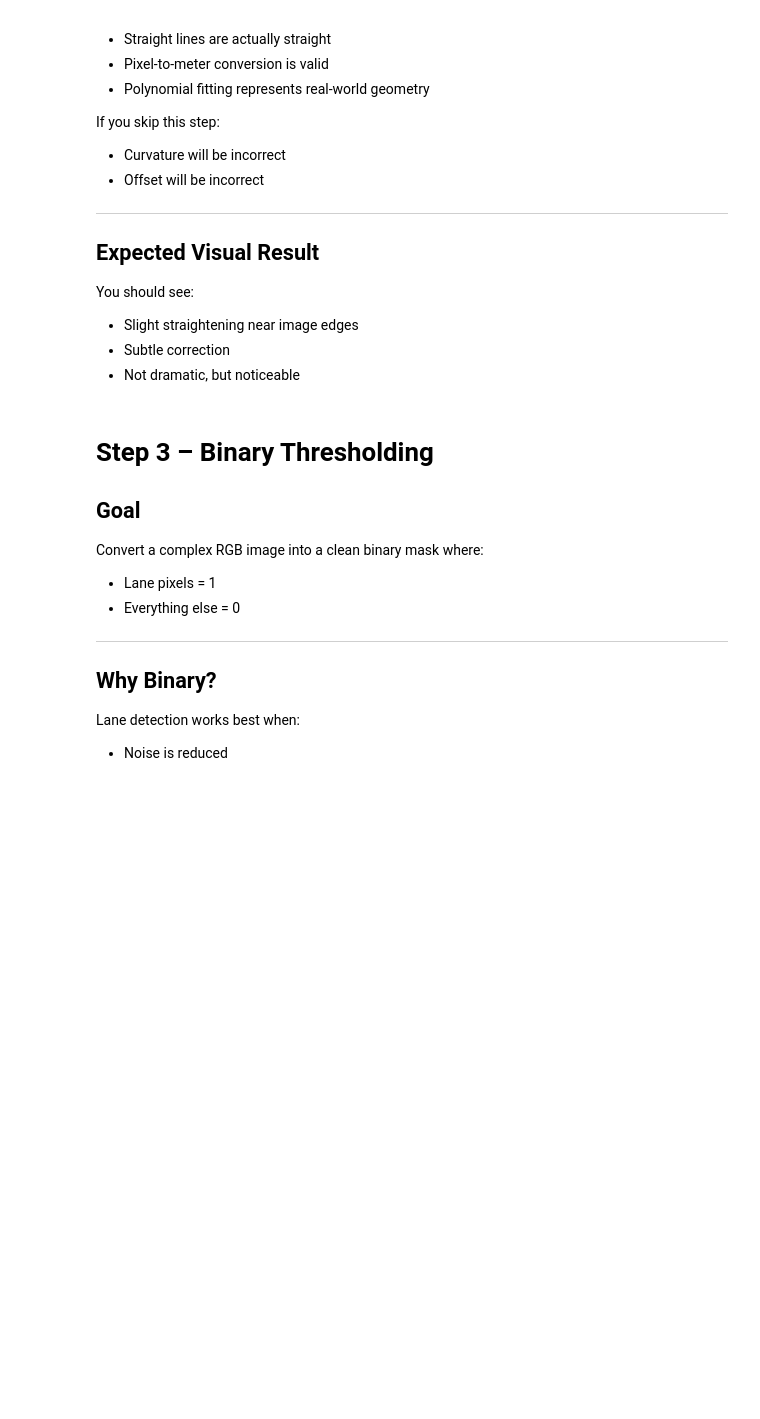
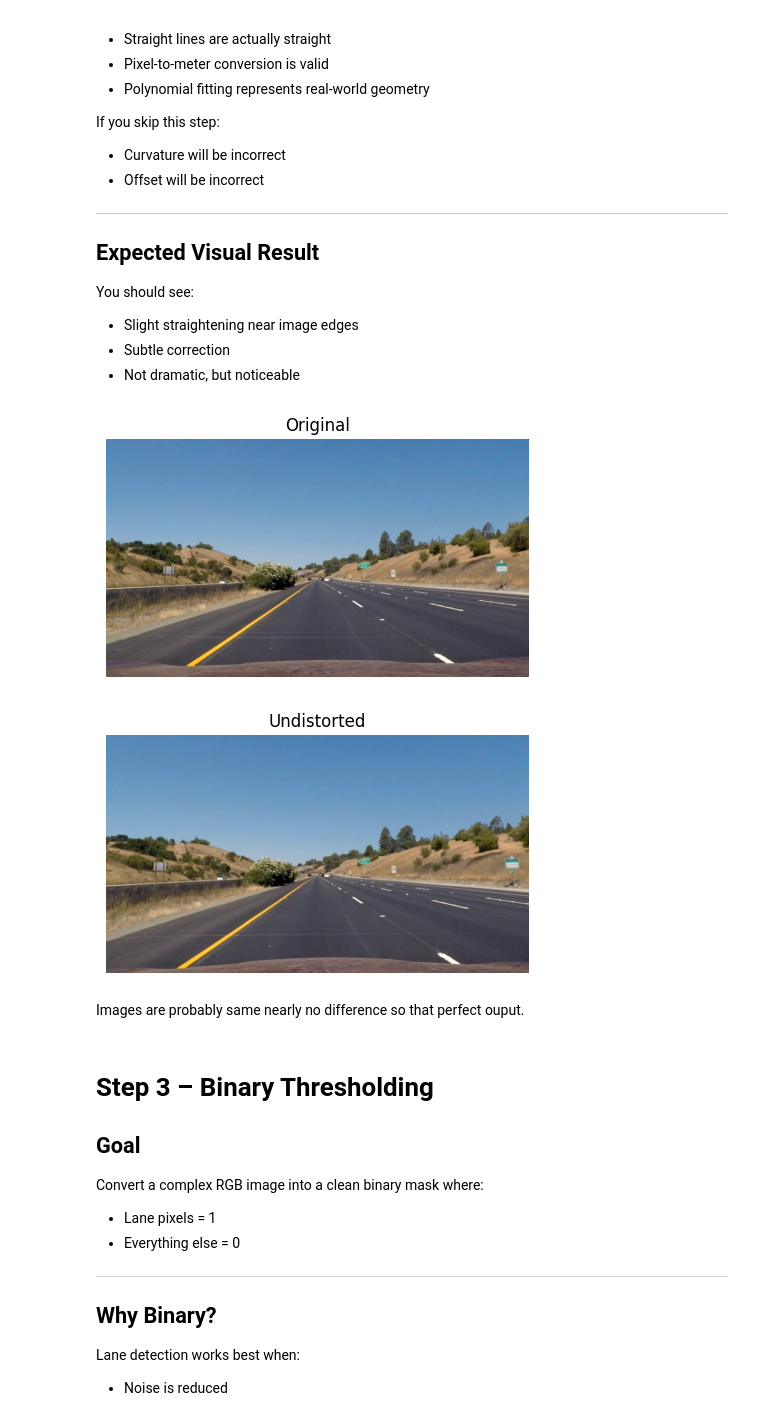
Before and after one commit to RMHamzaArif89/Week-5-Task_AI_Robotics_25280103, a Jupyter notebook: Lab4_Assignment.ipynb, the cells around one changed output. Cells and saved outputs as stored; diff of their text form; code cells hidden in the pictures; blank space fills up the shorter version.

```diff
--- a/Lab4_Assignment.ipynb
+++ b/Lab4_Assignment.ipynb
@@ -150,7 +150,9 @@ def collect_calibration_points(calib_images, nx=9, ny=6):
 
         # TODO: find chessboard corners
         # ret, corners = ?
-        ret, corners = None, None
+        ret, corners = cv2.findChessboardCorners(gray, (nx, ny), None)
+
+        print(fname, "Detected:", ret)
 
         if ret:
             objpoints.append(objp)
@@ -165,12 +175,12 @@ def calibrate_camera(objpoints, imgpoints, img_shape):
 
     # TODO: use cv2.calibrateCamera
     # ret, mtx, dist, rvecs, tvecs = ?
-    ret, mtx, dist, rvecs, tvecs = None, None, None, None, None
+    ret, mtx, dist, rvecs, tvecs = cv2.calibrateCamera(
+        objpoints,
+        imgpoints,
+        img_shape,
+        None,
+        None
+    )
 
     return mtx, dist
-
-#added
-calib_images = glob.glob('camera_cal/*.jpg')
-objpoints, imgpoints, img_shape = collect_calibration_points(calib_images)
-
-print("Number of calibration images used:", len(objpoints))
@@ -232,26 +258,31 @@ You should see:
 # %%
 def undistort(img, mtx, dist):
     """
     Undistort image using camera calibration parameters
     """
 
     # TODO: use cv2.undistort
-    undist = None
 
-    return undist
+    return cv2.undistort(img, mtx, dist, None, mtx)
+
 
 
 test_img = cv2.imread(TEST_IMAGE_PATH)
 
 undist_img = undistort(test_img, mtx, dist)
 
 plt.figure(figsize=(12,5))
-
+# plt.title("original Image")
 plt.subplot(1,2,1)
 show_rgb(test_img, "Original")
-
+# plt.title("Undistorted Image")
 plt.subplot(1,2,2)
 show_rgb(undist_img, "Undistorted")
+# %% [output]
+[figure, added]
+[figure, added]
+# %% [markdown]
+Images are probably same nearly no difference so that perfect ouput.
 # %% [markdown]
 # Step 3 – Binary Thresholding
 
```
Also changed, not shown: parts of 4 cells of this notebook.
